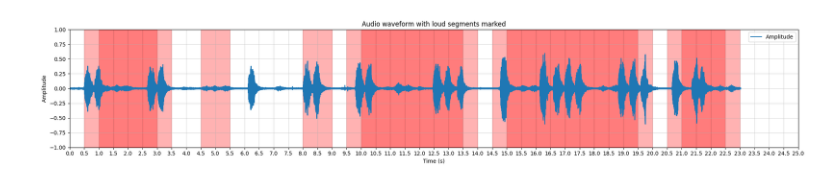
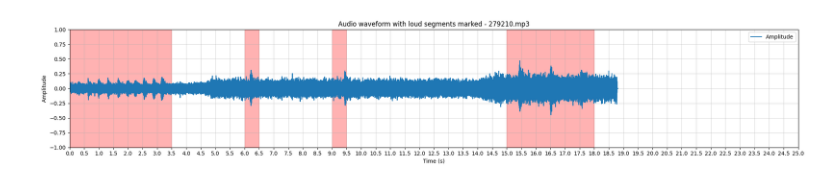
Before and after one commit to FathanAM0/Dasar-Kecerdasan-Artificial_Tugas-Besar, a Jupyter notebook: Dataset/code_labeling_xc.ipynb, the cells around one changed output. Cells and saved outputs as stored; diff of their text form; code cells hidden in the pictures.

```diff
--- a/Dataset/code_labeling_xc.ipynb
+++ b/Dataset/code_labeling_xc.ipynb
@@ -57,4 +55,4 @@ load_and_plot(dir_data_xc+"/279210.mp3",[[0.0, 3.5], [15.0, 18.0]])
-# %%
-load_and_plot(dir_data_xc+"/282469.mp3",[[0.5, 1.5], [1.0, 2.0], [1.5, 2.5], [2.0, 3.0], [2.5, 3.5], [4.5, 5.5], [8.0, 9.0], [9.5, 10.5], [10.0, 11.0], [10.5, 11.5], [11.0, 12.0], [11.5, 12.5], [12.0, 13.0], [12.5, 13.5], [13.0, 14.0], [14.5, 15.5], [15.0, 16.0], [15.5, 16.5], [16.0, 17.0], [16.5, 17.5], [17.0, 18.0], [17.5, 18.5], [18.0, 19.0], [18.5, 19.5], [19.0, 20.0], [20.5, 21.5], [21.0, 22.0], [21.5, 22.5], [22.0, 23.0]])
-# %% [output]
-[figure, removed]
+# %%
+load_and_plot(dir_data_xc+"/279210.mp3",[[0.0, 3.5], [6.0, 6.5], [9.0, 9.5], [15.0, 18.0]])
+# %% [output]
+[figure, added]
```
Also changed, not shown: parts of 19 cells of this notebook, 2 other files.
